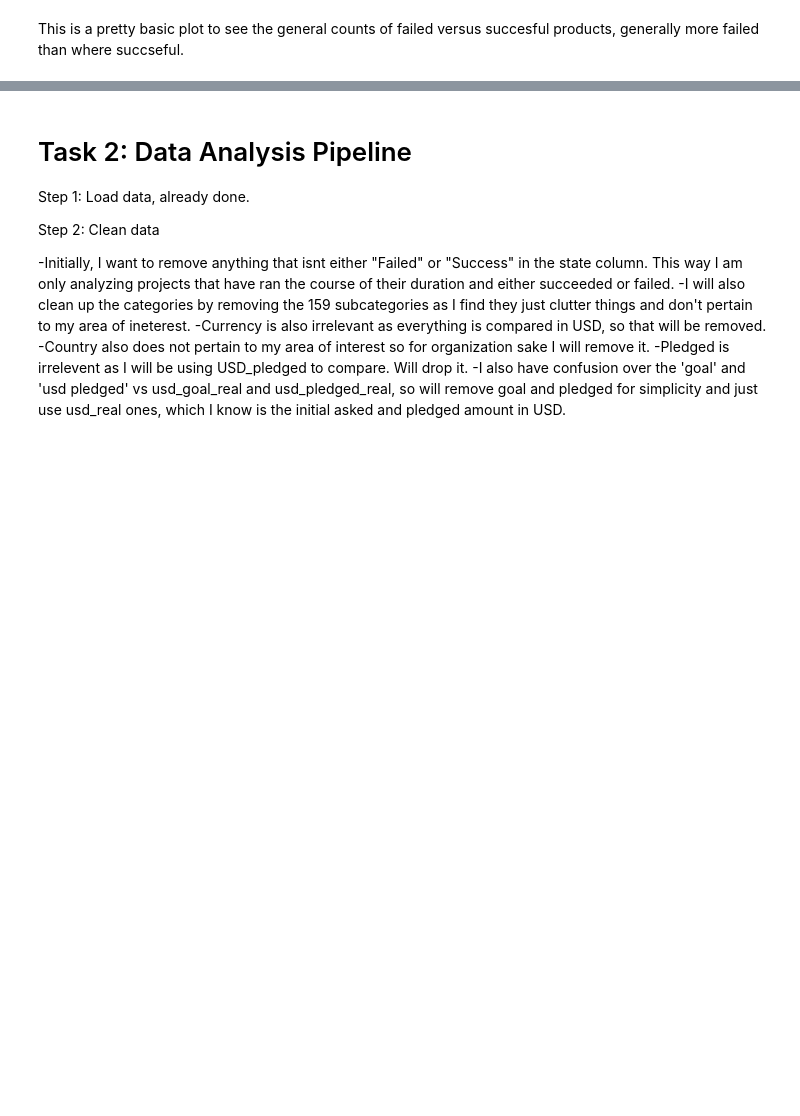
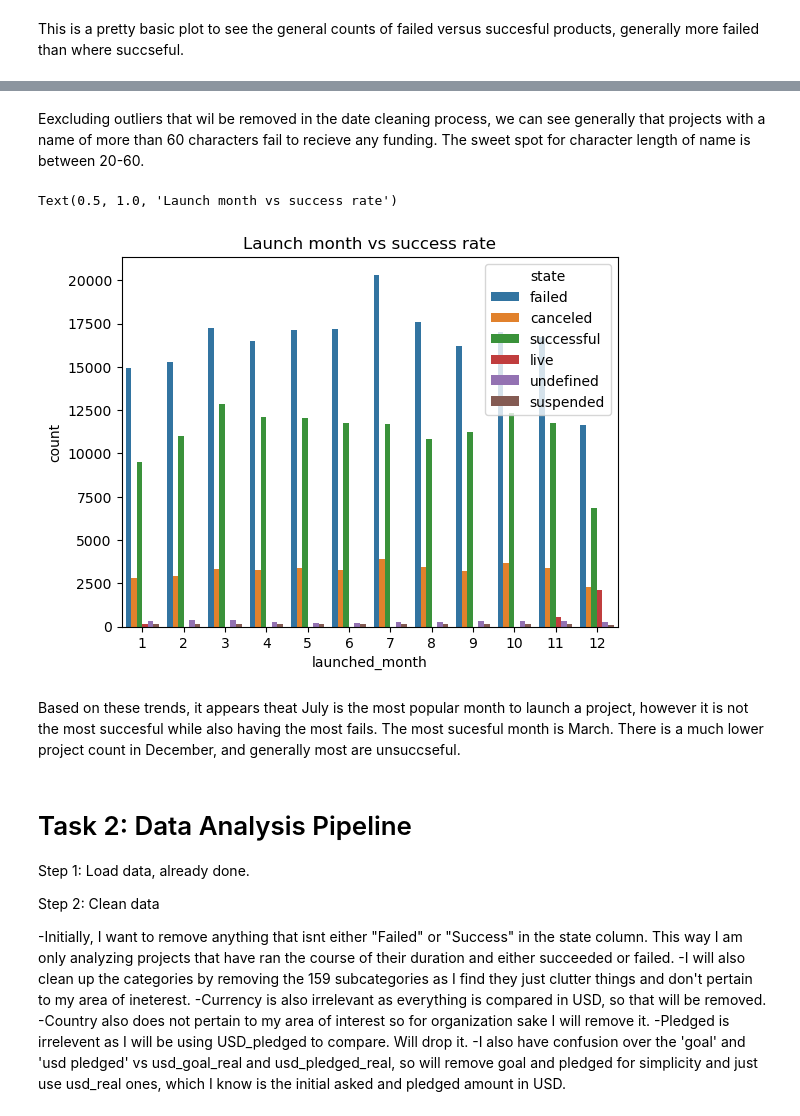
Before and after one commit to aryanagn/Funding-Trend-Navigator, a Jupyter notebook: notebooks/analysis2.ipynb, the cells around one changed output, grey strips where cells are left out. Drawn from its saved outputs; the diff is of its cells as text; code cells hidden in the pictures; blank space fills up the shorter version.

```diff
--- a/notebooks/analysis2.ipynb
+++ b/notebooks/analysis2.ipynb
@@ -93,3 +109,16 @@ sb.countplot(x = j,  hue = df.state)
+# %% [markdown]
+Eexcluding outliers that wil be removed in the date cleaning process, we can see generally that projects
+with a name of more than 60 characters fail to recieve any funding. The sweet spot for character length of name is between 20-60.
+# %%
+df['launched']= pd.to_datetime(df['launched']).dt.date
+df['launched_month'] = df.launched.apply(lambda x: x.month)
+sb.countplot(x= df['launched_month'], hue = df.state)
+plt.title("Launch month vs success rate")
+# %% [output]
+Text(0.5, 1.0, 'Launch month vs success rate')
+[figure, added]
+# %% [markdown]
+Based on these trends, it appears theat July is the most popular month to launch a project, however it is not the most succesful while also having the most fails. The most sucesful month is March. There is a much lower project count in December, and generally most are unsuccseful.
 # %% [markdown]
 # Task 2: Data Analysis Pipeline
 
```
Also changed, not shown: parts of 6 cells of this notebook, 1 other file.
